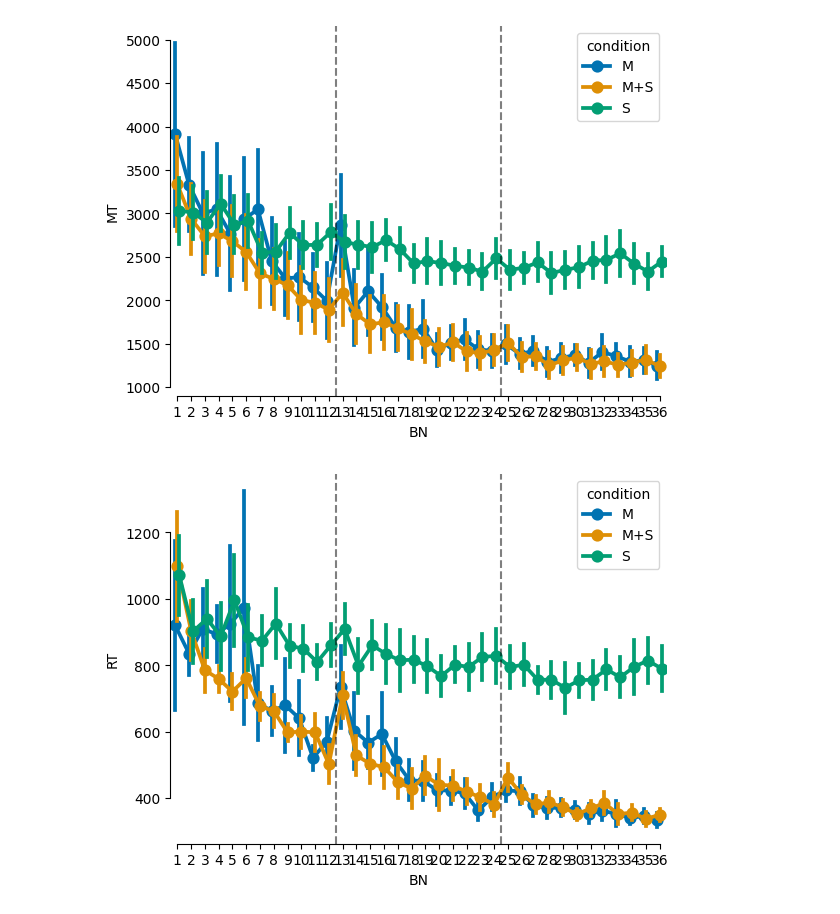
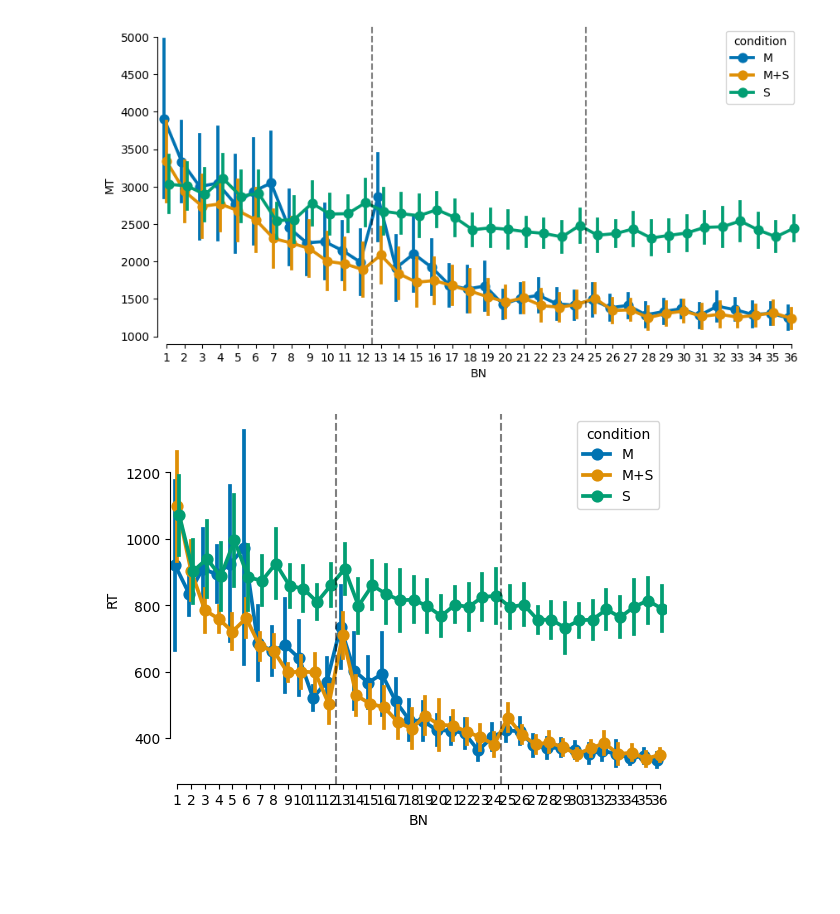
Before and after one commit to manazerzadeh/SequenceSensoryMemoryIntegration, a Jupyter notebook: DataAnalysis.ipynb, the cells around one changed output. Saved outputs shown, nothing was run; the diff lists cells and outputs as text; code cells hidden in the pictures; blank space fills up the shorter version.

```diff
--- a/DataAnalysis.ipynb
+++ b/DataAnalysis.ipynb
@@ -104,19 +93,21 @@ plt.show()
 # %%
+plt.figure(figsize=(10, 5))
+
 subjs_correct = utils.remove_error_trials(subjs)
 
 subjs_grouped = subjs_correct.groupby(['BN', 'SubNum', 'condition']).agg({
     'MT': 'median'
 }).reset_index()
 
 sns.pointplot(data = subjs_grouped, x = 'BN', y = 'MT', hue = 'condition', errorbar='se',
               dodge = 0.3, palette='colorblind')
 plt.axvline(x=11.5, color='black', linestyle='--', alpha = 0.5)
 plt.axvline(x=23.5, color='black', linestyle='--', alpha = 0.5)
 sns.despine(trim=True)
 
 plt.show()
 # %% [output]
-[figure, old version]
+[figure, new version]
 # %%
 subjs_correct = utils.remove_error_trials(subjs)
 
```
Also changed, not shown: parts of 14 cells of this notebook, 3 other files.
